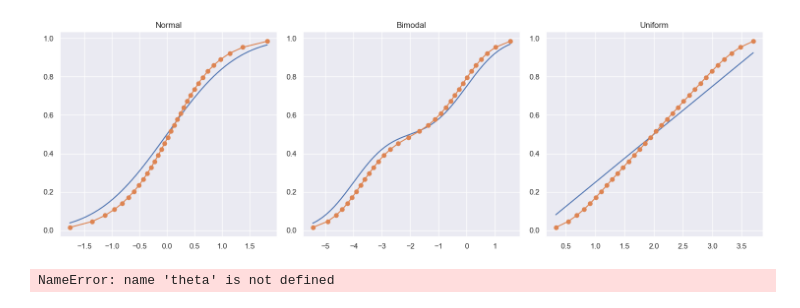
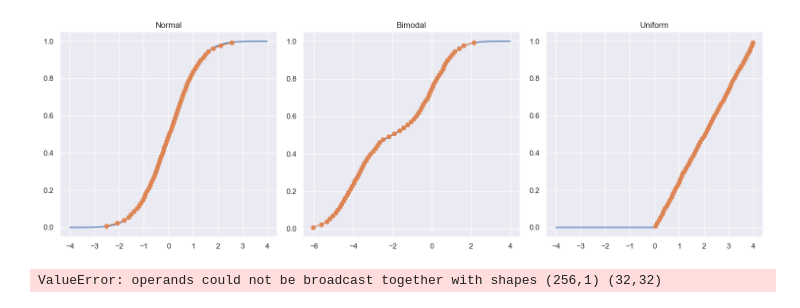
Before and after one commit to AlecHero/QuantileRegressionProject, a Jupyter notebook: tabular qr simple.ipynb, the cells around one changed output. Drawn from its saved outputs; the diff is of its cells as text; code cells hidden in the pictures.

Commit message:
fixed for simple without huber, only missing du_huber works

```diff
--- a/tabular qr simple.ipynb
+++ b/tabular qr simple.ipynb
@@ -13,18 +13,18 @@ from analysis import *
 
 params = Params(
     model_name="Simple-v1",
-    total_episodes=100_000,
+    total_episodes=1_000_000,
     save_skip=100,
     n_runs=1,
     seed=123,
 
     lr_decay=2000,
-    learning_rate=1.0,
+    learning_rate=0.1,
 
     gamma=1.0,
     epsilon=1.0,
-    huber_k=1.0,
-    n_quantiles=32,
+    huber_k=0.0,
+    n_quantiles=256,
 
     action_size=None,
     state_size=None,
@@ -61,28 +81,28 @@ qtables = tables.mean(-1) if params.n_quantiles > 1 else tables[-1]
 # %%
 from matplotlib import pyplot as plt
 import scipy.stats as stats
 import numpy as np
 
 normal = lambda x : stats.norm.cdf(x, 0, 1)
 bimodal = lambda x : 0.5 * stats.norm.cdf(x, -4, 1) + 0.5 * stats.norm.cdf(x, 0, 1)
 uniform = lambda x : np.where(x < 0, 0, np.where(x <= 4, 0.25 * x, 1))
 
 quantiles = tables[-1, 4]
 funcs = [normal, bimodal, uniform]
 names = ["Normal", "Bimodal", "Uniform"]
 
 plt.figure(figsize=(15,5))
 for i in range(len(quantiles)):
     plt.subplot(1, 3, i+1)
     q = quantiles[i]
-    x = np.linspace(q.min(), q.max(), 1000)
+    x = np.linspace(-4, 4, 1000)
     plt.plot(x, funcs[i](x))
     plt.plot(q, tau, marker="o")
     plt.title(names[i])
 plt.tight_layout()
 plt.show()
 # %% [output]
-[figure, old version]
+[figure, new version]
 # %%
 def du_huber(u, k=1.0):
     return np.where(np.abs(u) <= k, u, k * np.sign(u))
@@ -111,4 +131,4 @@ plt.show()
 theta = this_theta
 lr *= 0.5
 # %% [output]
-NameError: name 'theta' is not defined
+ValueError: operands could not be broadcast together with shapes (256,1) (32,32)
```
Also changed, not shown: parts of 8 cells of this notebook, 8 other files.
